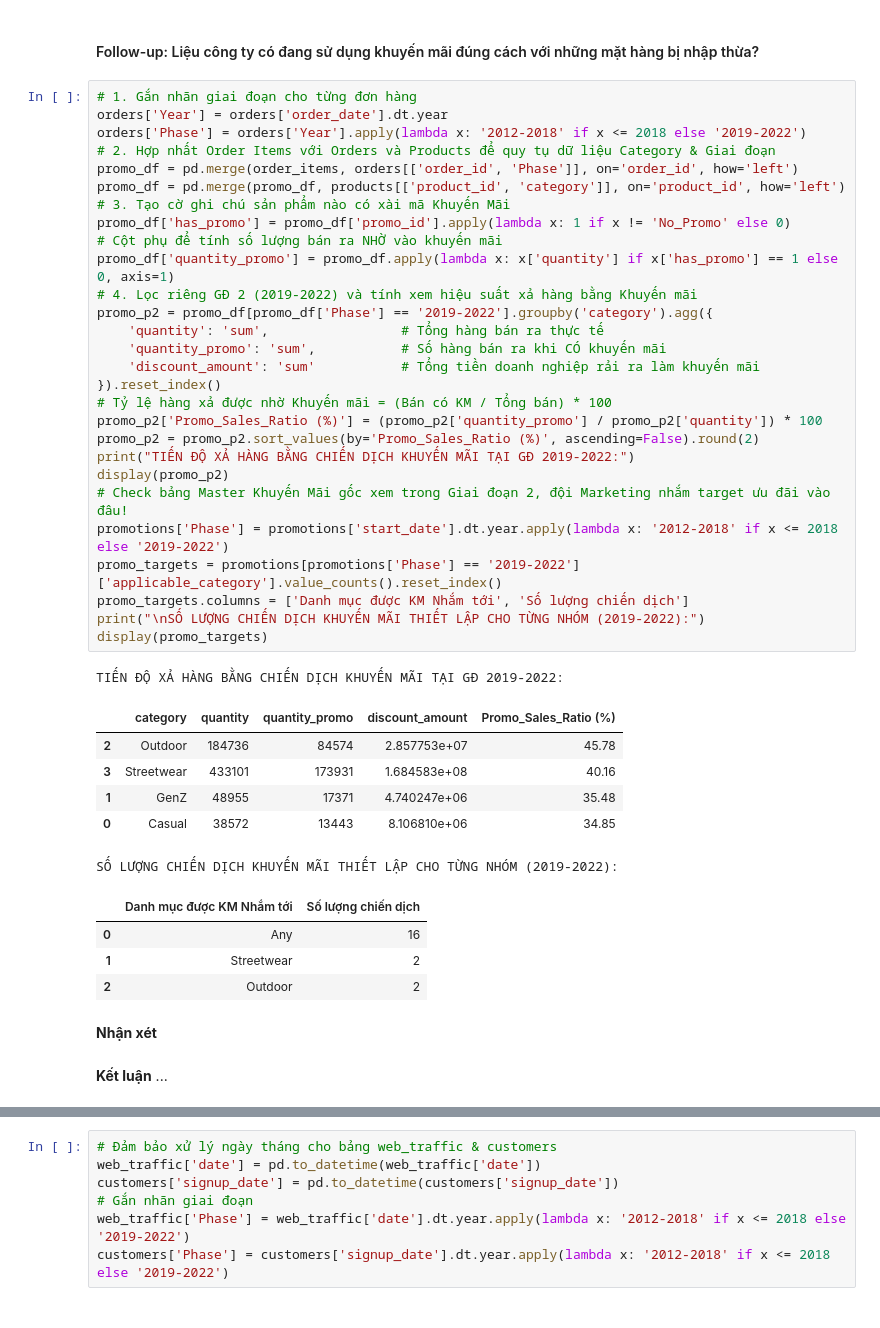
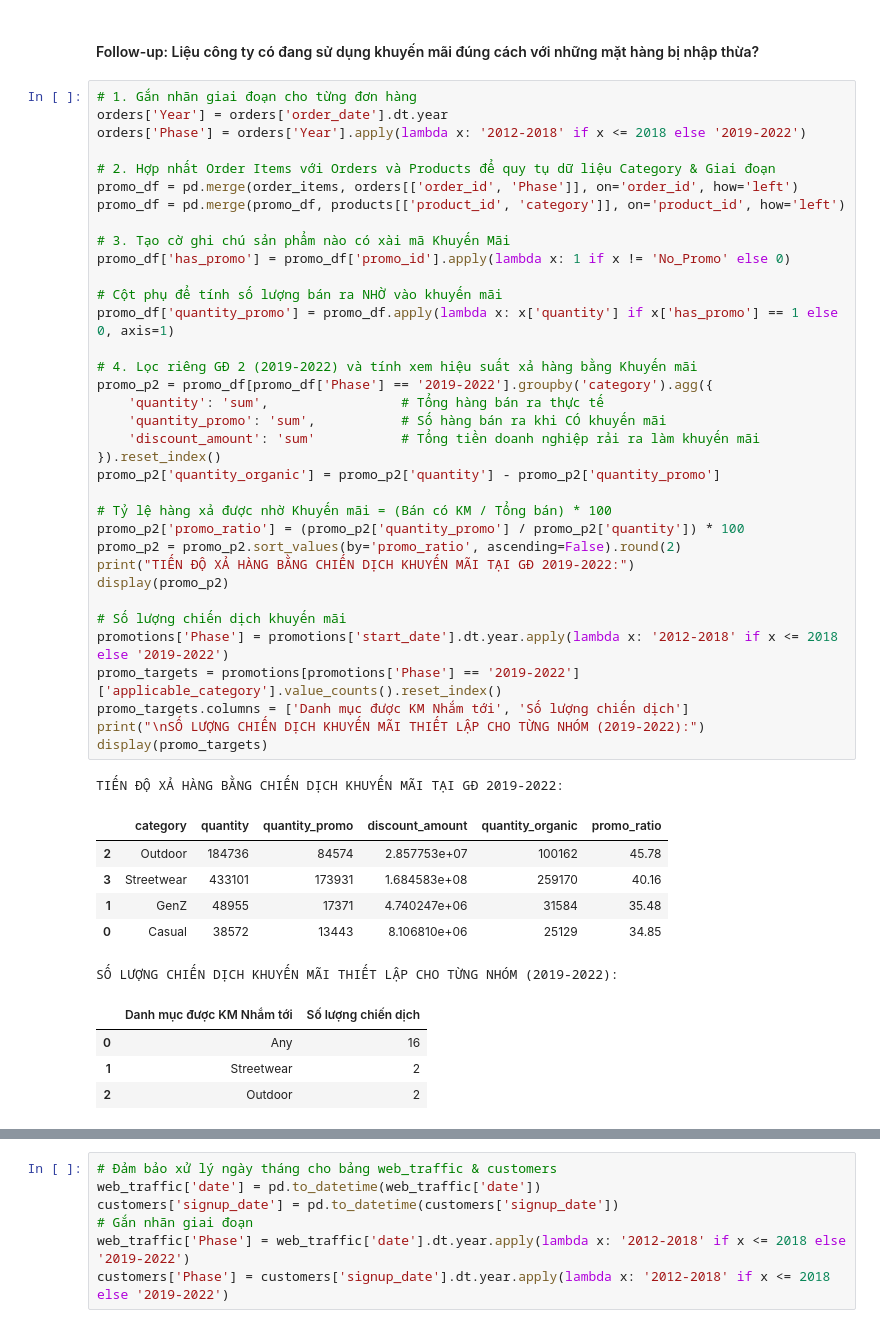
Before and after one commit to mituleefam/Fashion_Ecom_Sales_Forecasting, a Jupyter notebook: 1st_EDA.ipynb, the cells around one changed output, grey strips where cells are left out. Drawn from its saved outputs; the diff is of its cells as text.

```diff
--- a/1st_EDA.ipynb
+++ b/1st_EDA.ipynb
@@ -323,44 +353,47 @@ $\rightarrow$ Giai đoạn Covid (2019-2022) khi xu hướng mọi người ra
 # %%
 # 1. Gắn nhãn giai đoạn cho từng đơn hàng
 orders['Year'] = orders['order_date'].dt.year
 orders['Phase'] = orders['Year'].apply(lambda x: '2012-2018' if x <= 2018 else '2019-2022')
+
 # 2. Hợp nhất Order Items với Orders và Products để quy tụ dữ liệu Category & Giai đoạn
 promo_df = pd.merge(order_items, orders[['order_id', 'Phase']], on='order_id', how='left')
 promo_df = pd.merge(promo_df, products[['product_id', 'category']], on='product_id', how='left')
+
 # 3. Tạo cờ ghi chú sản phẩm nào có xài mã Khuyến Mãi
 promo_df['has_promo'] = promo_df['promo_id'].apply(lambda x: 1 if x != 'No_Promo' else 0)
+
 # Cột phụ để tính số lượng bán ra NHỜ vào khuyến mãi
 promo_df['quantity_promo'] = promo_df.apply(lambda x: x['quantity'] if x['has_promo'] == 1 else 0, axis=1)
+
 # 4. Lọc riêng GĐ 2 (2019-2022) và tính xem hiệu suất xả hàng bằng Khuyến mãi
 promo_p2 = promo_df[promo_df['Phase'] == '2019-2022'].groupby('category').agg({
     'quantity': 'sum',                 # Tổng hàng bán ra thực tế
     'quantity_promo': 'sum',           # Số hàng bán ra khi CÓ khuyến mãi
     'discount_amount': 'sum'           # Tổng tiền doanh nghiệp rải ra làm khuyến mãi
 }).reset_index()
+promo_p2['quantity_organic'] = promo_p2['quantity'] - promo_p2['quantity_promo']
+
 # Tỷ lệ hàng xả được nhờ Khuyến mãi = (Bán có KM / Tổng bán) * 100
-promo_p2['Promo_Sales_Ratio (%)'] = (promo_p2['quantity_promo'] / promo_p2['quantity']) * 100
-promo_p2 = promo_p2.sort_values(by='Promo_Sales_Ratio (%)', ascending=False).round(2)
+promo_p2['promo_ratio'] = (promo_p2['quantity_promo'] / promo_p2['quantity']) * 100
+promo_p2 = promo_p2.sort_values(by='promo_ratio', ascending=False).round(2)
 print("TIẾN ĐỘ XẢ HÀNG BẰNG CHIẾN DỊCH KHUYẾN MÃI TẠI GĐ 2019-2022:")
 display(promo_p2)
-# Check bảng Master Khuyến Mãi gốc xem trong Giai đoạn 2, đội Marketing nhắm target ưu đãi vào đâu!
+
+# Số lượng chiến dịch khuyến mãi
 promotions['Phase'] = promotions['start_date'].dt.year.apply(lambda x: '2012-2018' if x <= 2018 else '2019-2022')
 promo_targets = promotions[promotions['Phase'] == '2019-2022']['applicable_category'].value_counts().reset_index()
 promo_targets.columns = ['Danh mục được KM Nhắm tới', 'Số lượng chiến dịch']
 print("\nSỐ LƯỢNG CHIẾN DỊCH KHUYẾN MÃI THIẾT LẬP CHO TỪNG NHÓM (2019-2022):")
 display(promo_targets)
 # %% [output]
 TIẾN ĐỘ XẢ HÀNG BẰNG CHIẾN DỊCH KHUYẾN MÃI TẠI GĐ 2019-2022:
-|  | category | quantity | quantity_promo | discount_amount | Promo_Sales_Ratio (%) |
-| 2 | Outdoor | 184736 | 84574 | 2.857753e+07 | 45.78 |
-| 3 | Streetwear | 433101 | 173931 | 1.684583e+08 | 40.16 |
-| 1 | GenZ | 48955 | 17371 | 4.740247e+06 | 35.48 |
-| 0 | Casual | 38572 | 13443 | 8.106810e+06 | 34.85 |
+|  | category | quantity | quantity_promo | discount_amount | quantity_organic | promo_ratio |
+| 2 | Outdoor | 184736 | 84574 | 2.857753e+07 | 100162 | 45.78 |
+| 3 | Streetwear | 433101 | 173931 | 1.684583e+08 | 259170 | 40.16 |
+| 1 | GenZ | 48955 | 17371 | 4.740247e+06 | 31584 | 35.48 |
+| 0 | Casual | 38572 | 13443 | 8.106810e+06 | 25129 | 34.85 |
 SỐ LƯỢNG CHIẾN DỊCH KHUYẾN MÃI THIẾT LẬP CHO TỪNG NHÓM (2019-2022):
 |  | Danh mục được KM Nhắm tới | Số lượng chiến dịch |
 | 0 | Any | 16 |
 | 1 | Streetwear | 2 |
 | 2 | Outdoor | 2 |
-# %% [markdown]
-**Nhận xét**
-# %% [markdown]
-**Kết luận** ...
```
Also changed, not shown: parts of 19 cells of this notebook.
